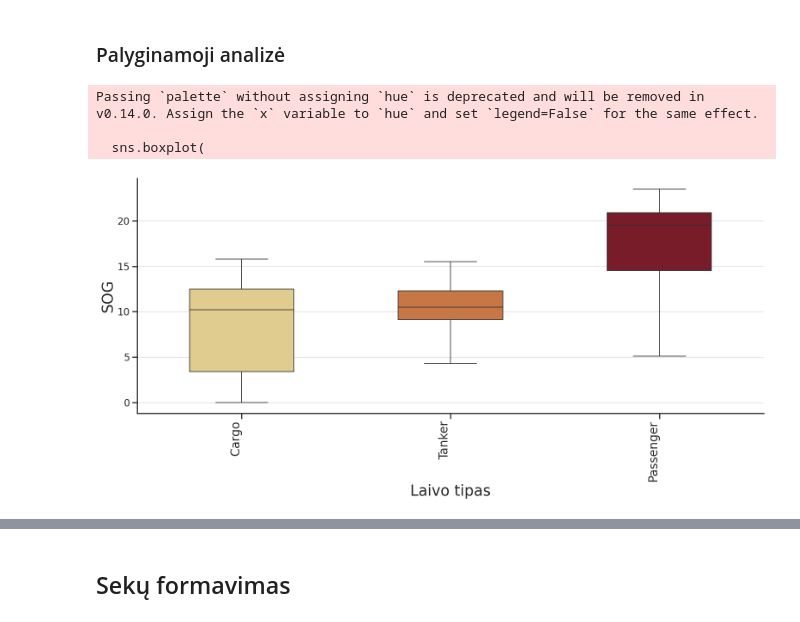
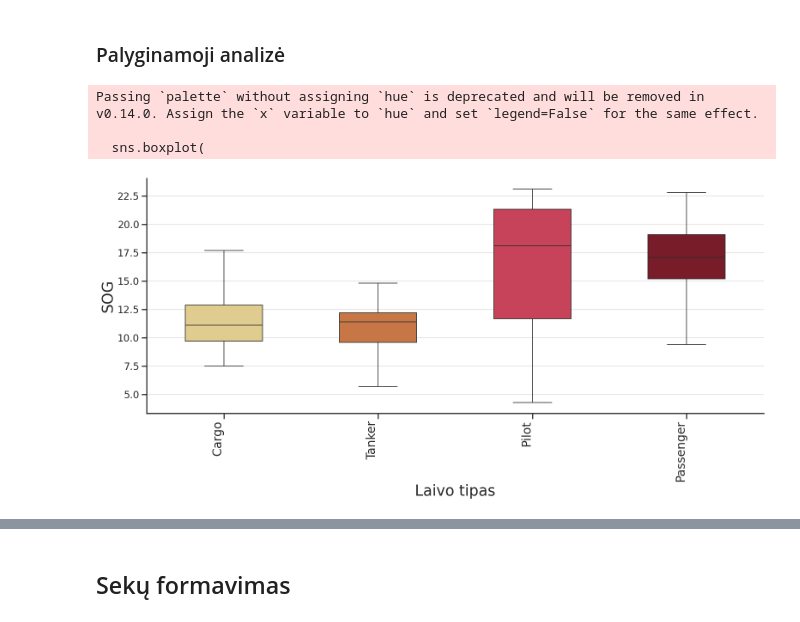
Before and after one commit to lukasjanusauskas/ais-duomenu-vizualizavimas, a Jupyter notebook: 3Lab-paruosimas.ipynb, the cells around one changed output, grey strips where cells are left out. Drawn from its saved outputs; the diff is of its cells as text; code cells hidden in the pictures.

```diff
--- a/3Lab-paruosimas.ipynb
+++ b/3Lab-paruosimas.ipynb
@@ -24,13 +24,15 @@ Visi failai pasiekiami OneDrive.
 # %%
 rng = np.random.default_rng(1)
 # %%
+SHIP_TYPE = ['Cargo', 'Tanker', 'Passenger', 'Pilot', 'Fishing']
+
 def filter_data_set(df):
     df_filtered = df[
         df['Latitude'].between(54, 56) &
         df['Longitude'].between(12, 17) &
         (df['Navigational status'] == 'Under way using engine') &
         (df['Type of mobile'] == 'Class A') &
-        df['Ship type'].isin(['Cargo', 'Tanker', 'Passenger'])
+        df['Ship type'].isin( SHIP_TYPE )
     ].copy(deep=True)
 
     return df_filtered
@@ -57,3 +59,3 @@ def filter_data_set(df):
 # %%
-# df = pd.concat(df_parts, axis=0)
+df = pd.concat(df_parts, axis=0)
 # %%
@@ -61,8 +71,12 @@ def filter_data_set(df):
 # %%
-# cargo_mask = df['Ship type'] == 'Cargo'
-# cargo_mmsi = rng.choice(
-#     df[cargo_mask]['MMSI'].unique(),
-#     size=46
-# )
+dfs = []
 
-# df_cargo = df[df['MMSI'].isin(cargo_mmsi)]
+for ship_type in df['Ship type'].unique():
+    type_mask = df['Ship type'] == ship_type
+    type_mmsi = rng.choice(
+        df[type_mask]['MMSI'].unique(),
+        size=13,
+        replace=False
+    )
+
+    dfs.append( df[df['MMSI'].isin(type_mmsi)].copy() )
@@ -664,13 +664,17 @@ def plot_box_by_shiptype(df, variables):
     ship_order = [
         "Cargo",
         "Tanker",
+        "Pilot",
         "Passenger",
+        "Fishing"
     ]
 
     color_map = {
         "Cargo": "#EDD382",
         "Tanker": "#DD7230",
+        "Pilot": "#DD2D4A",
         "Passenger": "#880D1E",
+        "Fishing": "#E56399",
     }
 
     ship_order = [s for s in ship_order if s in dfp["Ship type"].unique()]
@@ -688,34 +692,34 @@ def plot_box_by_shiptype(df, variables):
         sns.boxplot(
         data=dfp,
         x="Ship type",
         y=var,
         order=valid_ship_types,
         palette=color_map,
         width=0.5,
         linewidth=1.2,
         showfliers=False
     )
 
         ax = plt.gca()
         ax.yaxis.grid(True, which='major', color="#D6CECEE7", linewidth=0.8)
         ax.xaxis.grid(False)
 
         plt.xticks(rotation=90, ha="right", fontsize=20)
         # plt.title(f"{var} pasiskirstymas pagal laivo tipą", fontsize=25, weight="bold")
         plt.xlabel("Laivo tipas", fontsize=25)
         plt.ylabel(var, fontsize=25)
 
         sns.despine()
         plt.tight_layout()
         plt.show()
 
 
 plot_box_by_shiptype(df_isskirciu, ['SOG'])
 # %% [output]
 Passing `palette` without assigning `hue` is deprecated and will be removed in v0.14.0. Assign the `x` variable to `hue` and set `legend=False` for the same effect.
 
   sns.boxplot(
-[figure, old version]
+[figure, new version]
 # %%
 plot_box_by_shiptype(df_isskirciu, ['COG'])
 # %% [output]
```
Also changed, not shown: parts of 40 cells of this notebook, 5 other files.
